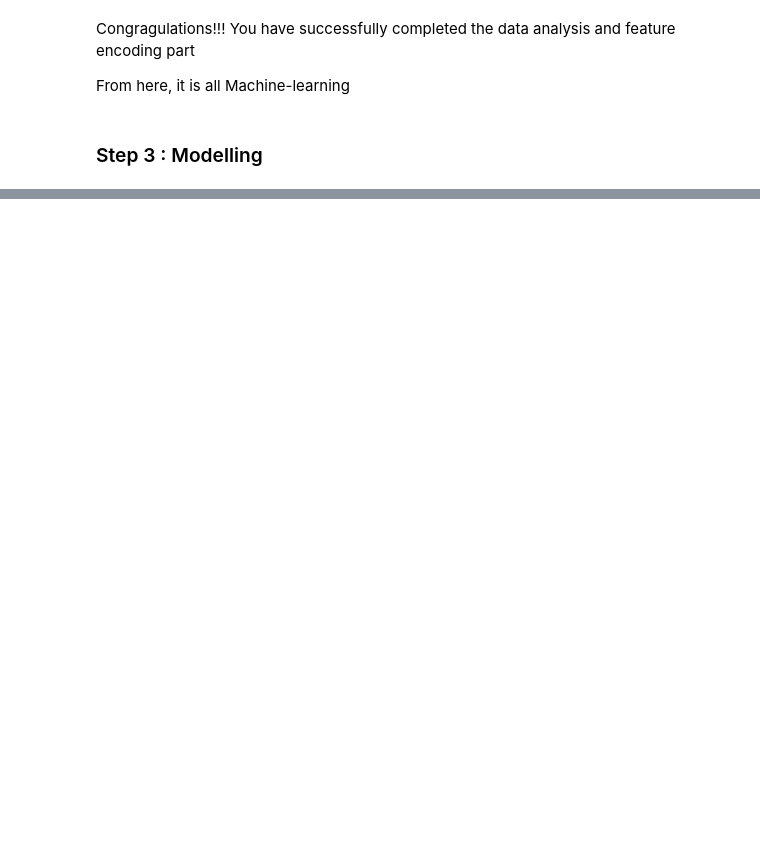
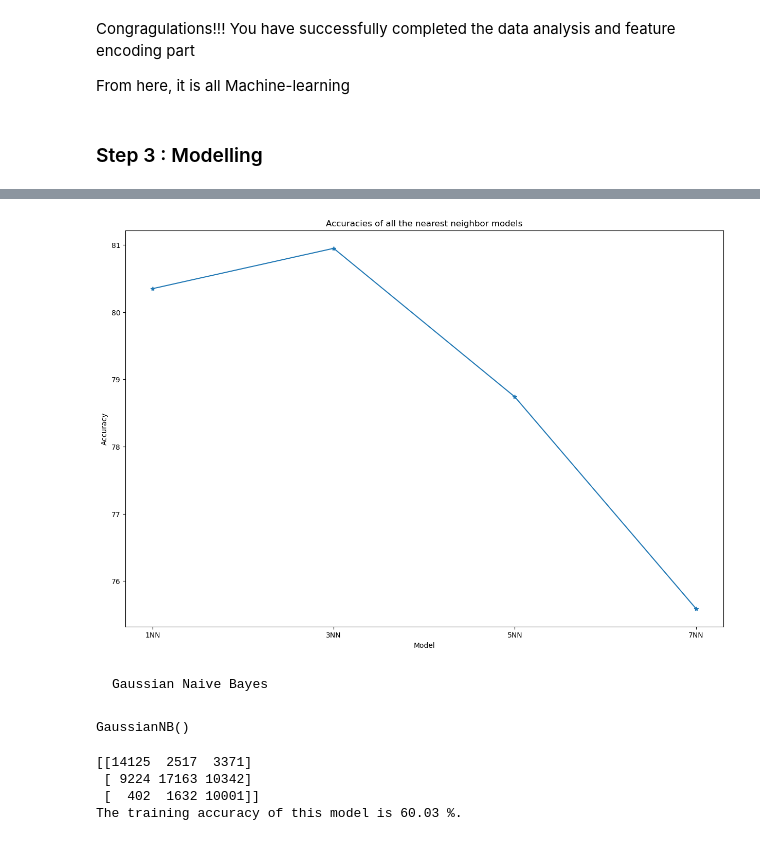
Before and after one commit to AakashRevankar/ML_projects, a Jupyter notebook: 2_Classification.ipynb, the cells around one changed output, grey strips where cells are left out. Saved outputs shown, nothing was run; the diff lists cells and outputs as text; code cells hidden in the pictures; blank space fills up the shorter version.

Commit message:
Modelling added

```diff
--- a/2_Classification.ipynb
+++ b/2_Classification.ipynb
@@ -1296,0 +1702,6 @@ From here, it is all Machine-learning
+# %%
+### Predicting the Test set results
+
+y_pred = classifier_7nn.predict(X_test)
+print(np.concatenate((y_pred.reshape(len(y_pred), 1),
+                      y_test.reshape(len(y_test), 1)), 1))
@@ -1296,0 +1716,24 @@ From here, it is all Machine-learning
+# %%
+### Making the confusion matrix
+
+cm = confusion_matrix(y_test, y_pred)
+print(cm)
+
+### Printing the accuracy, precision, and recall of the model
+
+nn7_accuracy = round(100 * accuracy_score(y_test, y_pred), 2)
+model_accuracy['K-Nearest Neighbors (k = 7)'] = nn7_accuracy
+
+nn7_precision = round(100 * precision_score(y_test, y_pred, average = 'weighted'), 2)
+model_precision['K-Nearest Neighbors (k = 7)'] = nn7_precision
+
+nn7_recall = round(100 * recall_score(y_test, y_pred, average = 'weighted'), 2)
+model_recall['K-Nearest Neighbors (k = 7)'] = nn7_recall
+
+nn7_f1 = round(100 * f1_score(y_test, y_pred, average = 'weighted'), 2)
+model_f1score['K-Nearest Neighbors (k = 7)'] = nn7_f1
+
+print('The accuracy of this model is {} %.'.format(nn7_accuracy))
+print('The precision of this model is {} %.'.format(nn7_precision))
+print('The recall of this model is {} %.'.format(nn7_recall))
+print('The f1-score of this model is {} %.'.format(nn7_f1))
@@ -1296,0 +1748,42 @@ From here, it is all Machine-learning
+# %%
+### Looking at the accuracy graph of all the nearest neighbors
+
+labels = ['1NN', '3NN', '5NN', '7NN']
+values = [nn1_accuracy, nn3_accuracy, nn5_accuracy, nn7_accuracy]
+
+plt.title('Accuracies of all the nearest neighbor models')
+plt.xlabel('Model')
+plt.ylabel('Accuracy')
+plt.plot(labels, values, '*-')
+plt.show()
+# %% [output]
+[figure, added]
+# %% [markdown]
+    Gaussian Naive Bayes
+# %%
+### Applying Naive Bayes Classification model
+
+naive_bayes_classifier = GaussianNB()
+naive_bayes_classifier.fit(X_train, y_train)
+# %% [output]
+GaussianNB()
+# %%
+#Training data
+y_prednb = naive_bayes_classifier.predict(X_train)
+
+### Making the confusion matrix
+
+cm = confusion_matrix(y_train, y_prednb)
+print(cm)
+
+### Printing the accuracy, precision, and recall of the model
+
+nb_accuracy = round(100 * accuracy_score(y_train, y_prednb), 2)
+model_train_accuracy['Gaussian Naive Bayes'] = nb_accuracy
+
+print('The training accuracy of this model is {} %.'.format(nb_accuracy))
+# %% [output]
+[[14125  2517  3371]
+ [ 9224 17163 10342]
+ [  402  1632 10001]]
+The training accuracy of this model is 60.03 %.
```
Also changed, not shown: parts of 89 cells of this notebook.
